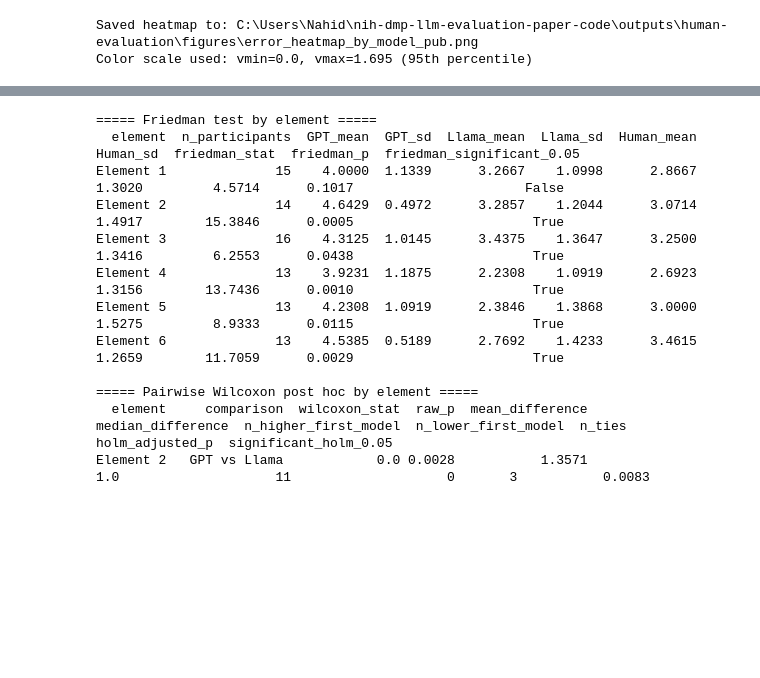
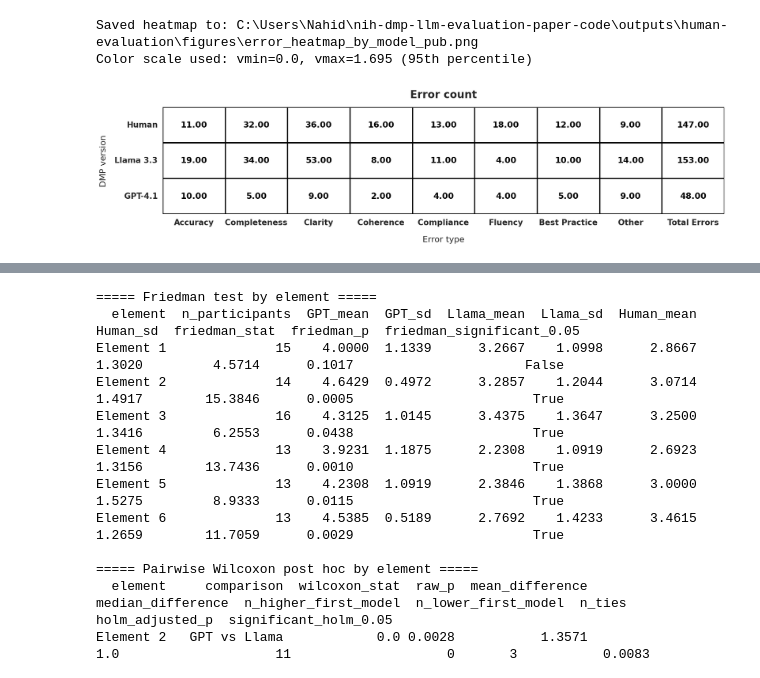
Before and after one commit to fairdataihub/nih-dmp-llm-evaluation-paper-code, a Jupyter notebook: Human-evaluation.ipynb, the cells around one changed output, grey strips where cells are left out. Saved outputs shown, nothing was run; the diff lists cells and outputs as text; code cells hidden in the pictures; blank space fills up the shorter version.

```diff
--- a/Human-evaluation.ipynb
+++ b/Human-evaluation.ipynb
@@ -1460,3 +1460,85 @@ print(f"Color scale used: vmin={vmin}, vmax={vmax:.3f} (95th percentile)")
 [figure]
 Saved heatmap to: C:\Users\Nahid\nih-dmp-llm-evaluation-paper-code\outputs\human-evaluation\figures\error_heatmap_by_model_pub.png
 Color scale used: vmin=0.0, vmax=1.695 (95th percentile)
+# %%
+import os
+import numpy as np
+import pandas as pd
+import seaborn as sns
+import matplotlib.pyplot as plt
+from pathlib import Path
+from matplotlib.colors import ListedColormap
+
+# Data
+data = [
+    ["Human",     11, 32, 36, 16, 13, 18, 12, 9, 147],
+    ["Llama 3.3", 19, 34, 53, 8, 11, 4, 10, 14, 153],
+    ["GPT-4.1",   10, 5, 9, 2, 4, 4, 5, 9, 48],
+]
+
+cols = [
+    "DMP version", "Accuracy", "Completeness", "Clarity", "Coherence",
+    "Compliance", "Fluency", "Best Practice", "Other", "Total Errors"
+]
+
+df_hm = pd.DataFrame(data, columns=cols).set_index("DMP version")
+
+# Stable row/column order
+row_order = ["Human", "Llama 3.3", "GPT-4.1"]
+col_order = ["Accuracy", "Completeness", "Clarity", "Coherence",
+             "Compliance", "Fluency", "Best Practice", "Other", "Total Errors"]
+df_hm = df_hm.reindex(index=row_order, columns=col_order)
+
+# Output folder
+FIG_DIR = Path("figures")
+FIG_DIR.mkdir(exist_ok=True)
+
+# Styling
+sns.set(
+    style="white",
+    font="DejaVu Sans",
+    rc={
+        "font.size": 14,
+        "axes.titlesize": 20,
+        "axes.titleweight": "bold",
+        "axes.labelsize": 16,
+        "xtick.labelsize": 15,
+        "ytick.labelsize": 15,
+    },
+)
+
+x_labels = ["Accuracy", "Completeness", "Clarity", "Coherence",
+            "Compliance", "Fluency", "Best Practice", "Other", "Total Errors"]
+
+# Make a white "table" instead of a red heatmap
+white_cmap = ListedColormap(["white"])
+
+fig, ax = plt.subplots(figsize=(17, 4.5))
+hm = sns.heatmap(
+    df_hm,
+    ax=ax,
+    cmap=white_cmap,
+    cbar=False,
+    annot=True,
+    fmt=".2f",
+    linewidths=1.0,
+    linecolor="black",
+    annot_kws={"fontsize": 16, "fontweight": "bold", "color": "black"},
+)
+
+ax.set_title("Error count", pad=18)
+ax.set_xlabel("Error type", fontsize=16, labelpad=18)
+ax.set_ylabel("DMP version", fontsize=16, labelpad=14)
+ax.set_xticklabels(x_labels, rotation=0, ha="center", fontweight="bold")
+ax.set_yticklabels(ax.get_yticklabels(), rotation=0, fontweight="bold")
+
+fig.tight_layout()
+
+fig_path = FIG_DIR / "error_table_by_model.jpg"
+fig.savefig(fig_path, dpi=300, bbox_inches="tight", facecolor="white")
+plt.show()
+plt.close(fig)
+
+print("Saved table to:", fig_path)
+# %% [output]
+[figure, added]
```
Also changed, not shown: parts of 1 cell of this notebook.
